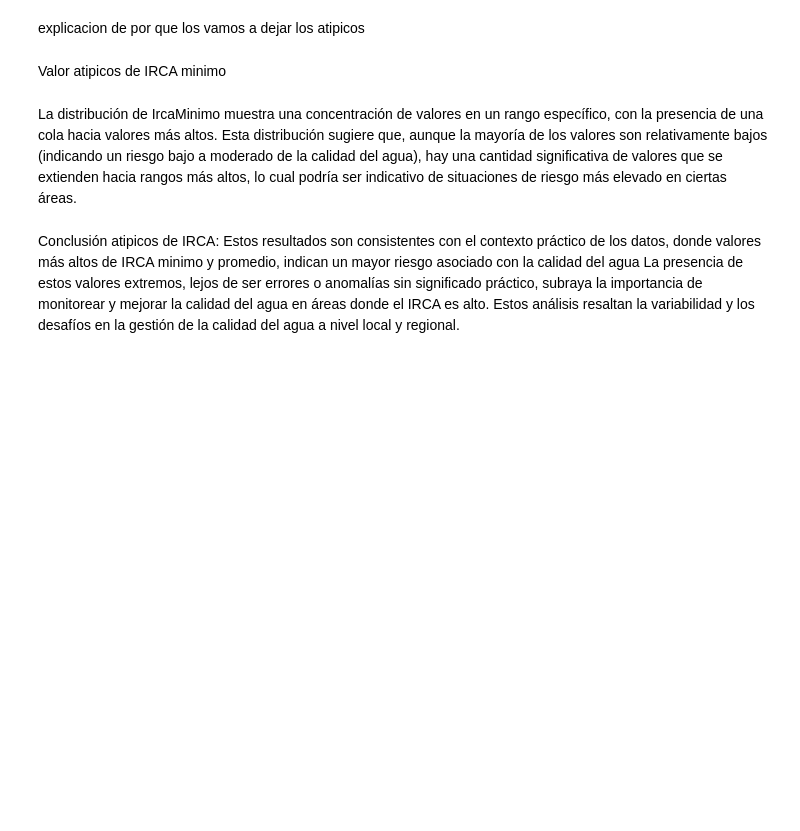
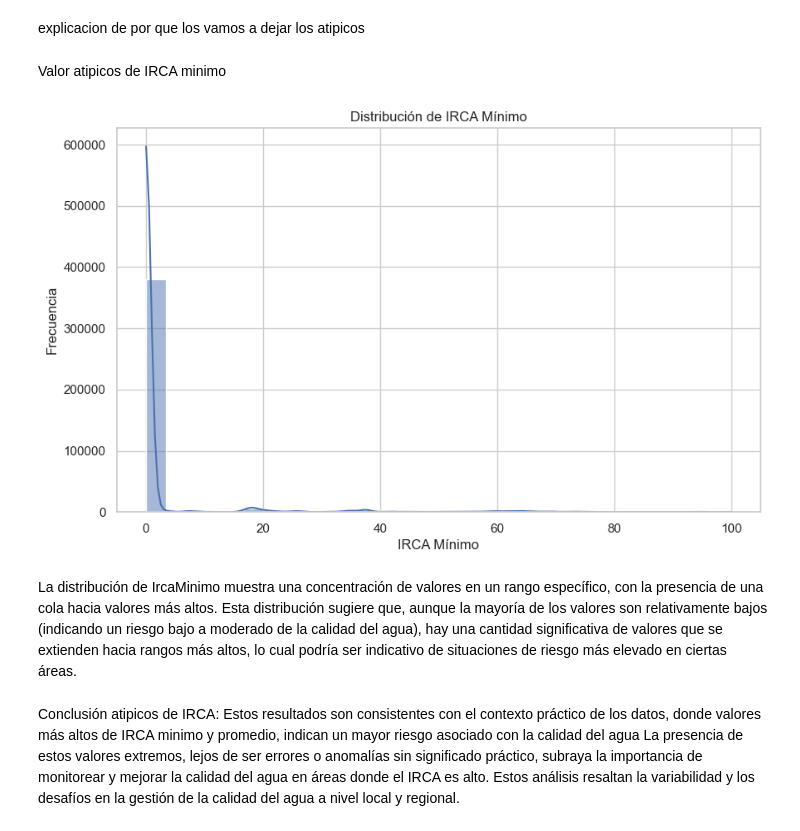
Before and after one commit to PaolaChaux/ETL, a Jupyter notebook: water_quality_analysis.ipynb, the cells around one changed output. Drawn from its saved outputs; the diff is of its cells as text; code cells hidden in the pictures; blank space fills up the shorter version.

```diff
--- a/water_quality_analysis.ipynb
+++ b/water_quality_analysis.ipynb
@@ -391,12 +529,14 @@ Valor atipicos de IRCA minimo
 # %%
 sns.set(style="whitegrid")
 
 plt.figure(figsize=(10, 6))
-sns.histplot(water['IrcaMinimo2'], kde=True, bins=30)
+sns.histplot(water['IrcaMinimo'], kde=True, bins=30)
 plt.title('Distribución de IRCA Mínimo')
 plt.xlabel('IRCA Mínimo')
 plt.ylabel('Frecuencia')
 plt.show()
+# %% [output]
+[figure, added]
 # %% [markdown]
 La distribución de IrcaMinimo muestra una concentración de valores en un rango específico, con la presencia de una cola hacia valores más altos. Esta distribución sugiere que, aunque la mayoría de los valores son relativamente bajos (indicando un riesgo bajo a moderado de la calidad del agua), hay una cantidad significativa de valores que se extienden hacia rangos más altos, lo cual podría ser indicativo de situaciones de riesgo más elevado en ciertas áreas.
 # %% [markdown]
```
Also changed, not shown: parts of 29 cells of this notebook.
